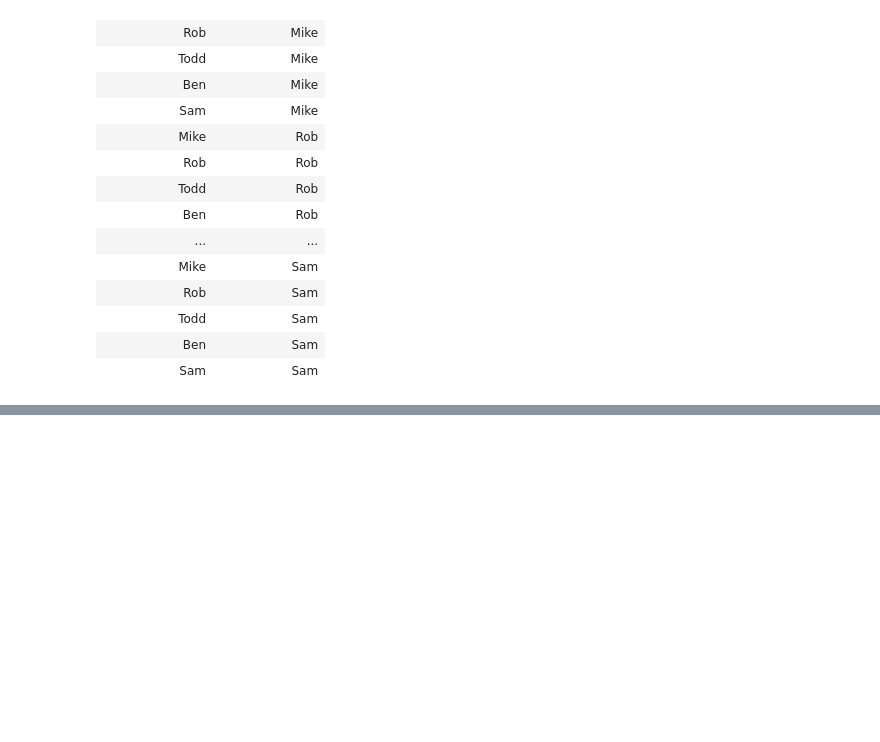
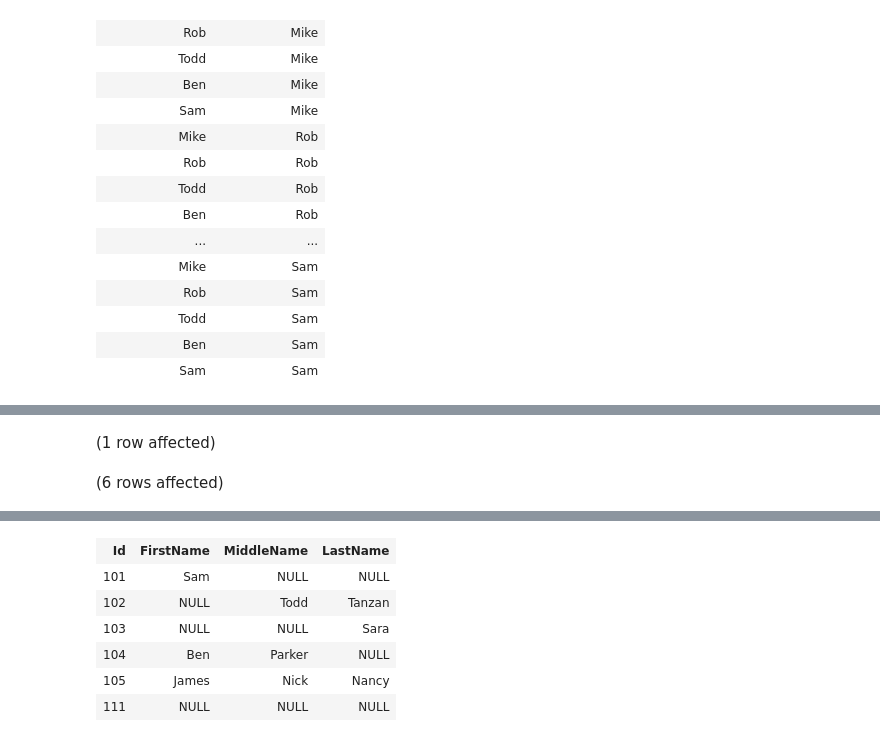
Before and after one commit to kanhaiya-bhayana-inc/Sql-server, a Jupyter notebook: SQl-server.ipynb, the cells around one changed output, grey strips where cells are left out. Drawn from its saved outputs; the diff is of its cells as text; code cells hidden in the pictures; blank space fills up the shorter version.

```diff
--- a/SQl-server.ipynb
+++ b/SQl-server.ipynb
@@ -595,0 +666,9 @@ Total execution time: 00:00:00.024
+# %%
+INSERT INTO tblEmployee3
+    (FirstName, MiddleName, LastName)
+    VALUES
+    (NULL, NULL, NULL)
+SELECT * FROM tblEmployee3
+# %% [output]
+(1 row affected)
+(6 rows affected)
@@ -595,0 +676,7 @@ Total execution time: 00:00:00.024
+| Id | FirstName | MiddleName | LastName |
+| 101 | Sam | NULL | NULL |
+| 102 | NULL | Todd | Tanzan |
+| 103 | NULL | NULL | Sara |
+| 104 | Ben | Parker | NULL |
+| 105 | James | Nick | Nancy |
+| 111 | NULL | NULL | NULL |
```
Also changed, not shown: parts of 23 cells of this notebook.
